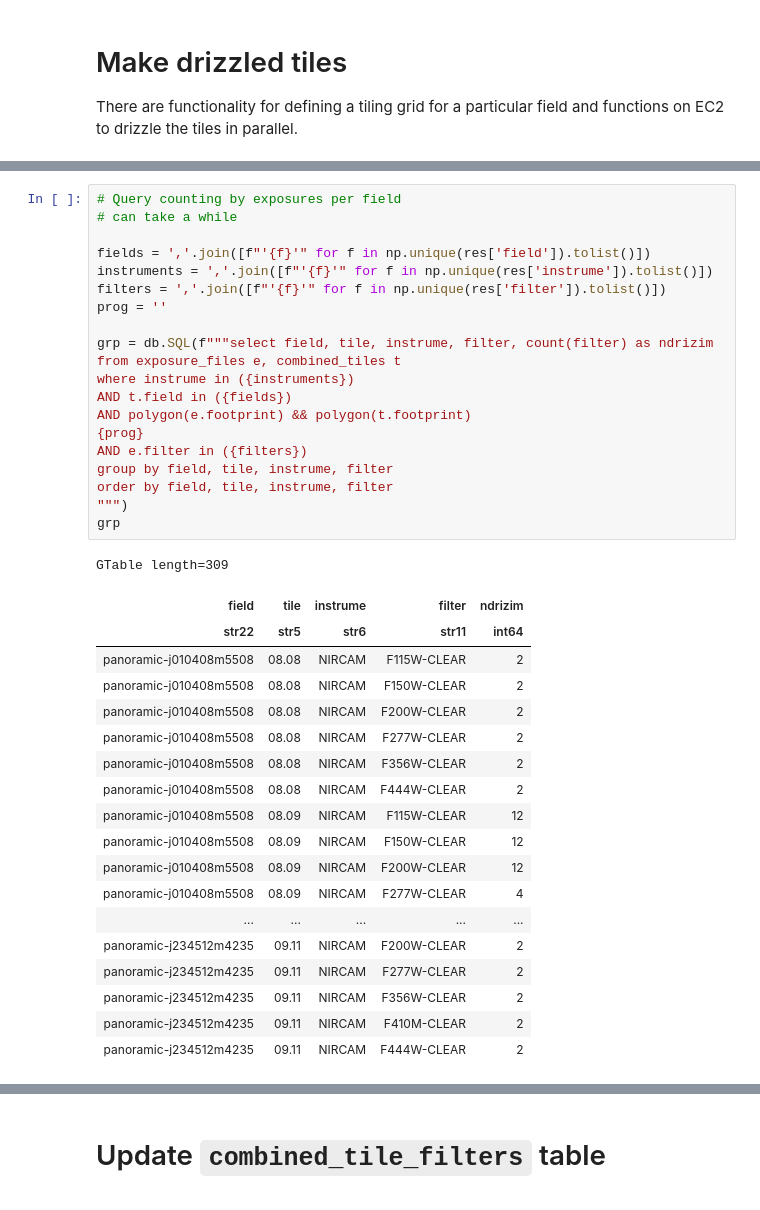
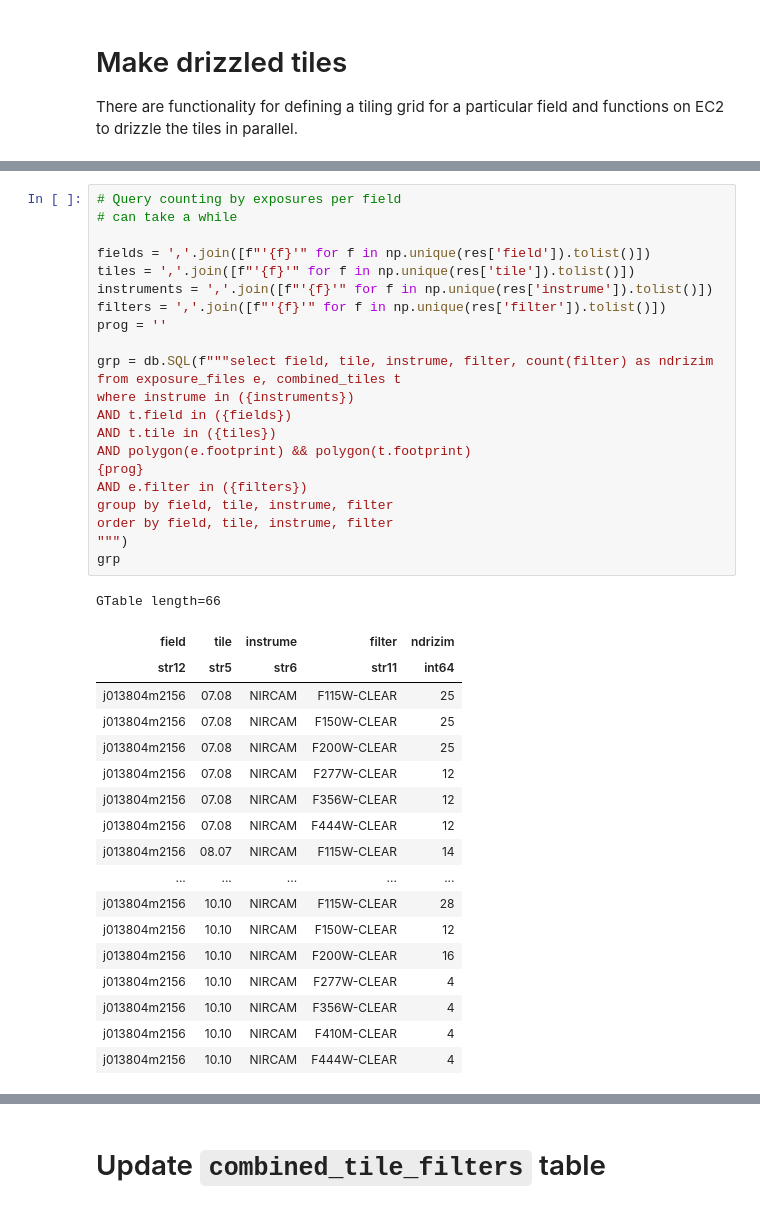
Before and after one commit to gbrammer/panoramic-jwst, a Jupyter notebook: Notebooks/step4-make-map-tiles.ipynb, the cells around one changed output, grey strips where cells are left out. Saved outputs shown, nothing was run; the diff lists cells and outputs as text.

```diff
--- a/Notebooks/step4-make-map-tiles.ipynb
+++ b/Notebooks/step4-make-map-tiles.ipynb
@@ -88,40 +170,41 @@ AND expstart > 60141.68603651713
 # %%
 # Query counting by exposures per field
 # can take a while
 
 fields = ','.join([f"'{f}'" for f in np.unique(res['field']).tolist()])
+tiles = ','.join([f"'{f}'" for f in np.unique(res['tile']).tolist()])
 instruments = ','.join([f"'{f}'" for f in np.unique(res['instrume']).tolist()])
 filters = ','.join([f"'{f}'" for f in np.unique(res['filter']).tolist()])
 prog = ''
 
 grp = db.SQL(f"""select field, tile, instrume, filter, count(filter) as ndrizim
 from exposure_files e, combined_tiles t
 where instrume in ({instruments})
 AND t.field in ({fields})
+AND t.tile in ({tiles})
 AND polygon(e.footprint) && polygon(t.footprint)
 {prog}
 AND e.filter in ({filters})
 group by field, tile, instrume, filter
 order by field, tile, instrume, filter
 """)
 grp
 # %% [output]
-GTable length=309
+GTable length=66
 | field | tile | instrume | filter | ndrizim |
-| str22 | str5 | str6 | str11 | int64 |
-| panoramic-j010408m5508 | 08.08 | NIRCAM | F115W-CLEAR | 2 |
-| panoramic-j010408m5508 | 08.08 | NIRCAM | F150W-CLEAR | 2 |
-| panoramic-j010408m5508 | 08.08 | NIRCAM | F200W-CLEAR | 2 |
-| panoramic-j010408m5508 | 08.08 | NIRCAM | F277W-CLEAR | 2 |
-| panoramic-j010408m5508 | 08.08 | NIRCAM | F356W-CLEAR | 2 |
-| panoramic-j010408m5508 | 08.08 | NIRCAM | F444W-CLEAR | 2 |
-| panoramic-j010408m5508 | 08.09 | NIRCAM | F115W-CLEAR | 12 |
-| panoramic-j010408m5508 | 08.09 | NIRCAM | F150W-CLEAR | 12 |
-| panoramic-j010408m5508 | 08.09 | NIRCAM | F200W-CLEAR | 12 |
-| panoramic-j010408m5508 | 08.09 | NIRCAM | F277W-CLEAR | 4 |
+| str12 | str5 | str6 | str11 | int64 |
+| j013804m2156 | 07.08 | NIRCAM | F115W-CLEAR | 25 |
+| j013804m2156 | 07.08 | NIRCAM | F150W-CLEAR | 25 |
+| j013804m2156 | 07.08 | NIRCAM | F200W-CLEAR | 25 |
+| j013804m2156 | 07.08 | NIRCAM | F277W-CLEAR | 12 |
+| j013804m2156 | 07.08 | NIRCAM | F356W-CLEAR | 12 |
+| j013804m2156 | 07.08 | NIRCAM | F444W-CLEAR | 12 |
+| j013804m2156 | 08.07 | NIRCAM | F115W-CLEAR | 14 |
 | ... | ... | ... | ... | ... |
-| panoramic-j234512m4235 | 09.11 | NIRCAM | F200W-CLEAR | 2 |
-| panoramic-j234512m4235 | 09.11 | NIRCAM | F277W-CLEAR | 2 |
-| panoramic-j234512m4235 | 09.11 | NIRCAM | F356W-CLEAR | 2 |
-| panoramic-j234512m4235 | 09.11 | NIRCAM | F410M-CLEAR | 2 |
-| panoramic-j234512m4235 | 09.11 | NIRCAM | F444W-CLEAR | 2 |
+| j013804m2156 | 10.10 | NIRCAM | F115W-CLEAR | 28 |
+| j013804m2156 | 10.10 | NIRCAM | F150W-CLEAR | 12 |
+| j013804m2156 | 10.10 | NIRCAM | F200W-CLEAR | 16 |
+| j013804m2156 | 10.10 | NIRCAM | F277W-CLEAR | 4 |
+| j013804m2156 | 10.10 | NIRCAM | F356W-CLEAR | 4 |
+| j013804m2156 | 10.10 | NIRCAM | F410M-CLEAR | 4 |
+| j013804m2156 | 10.10 | NIRCAM | F444W-CLEAR | 4 |
```
Also changed, not shown: parts of 13 cells of this notebook, 2 other files.
